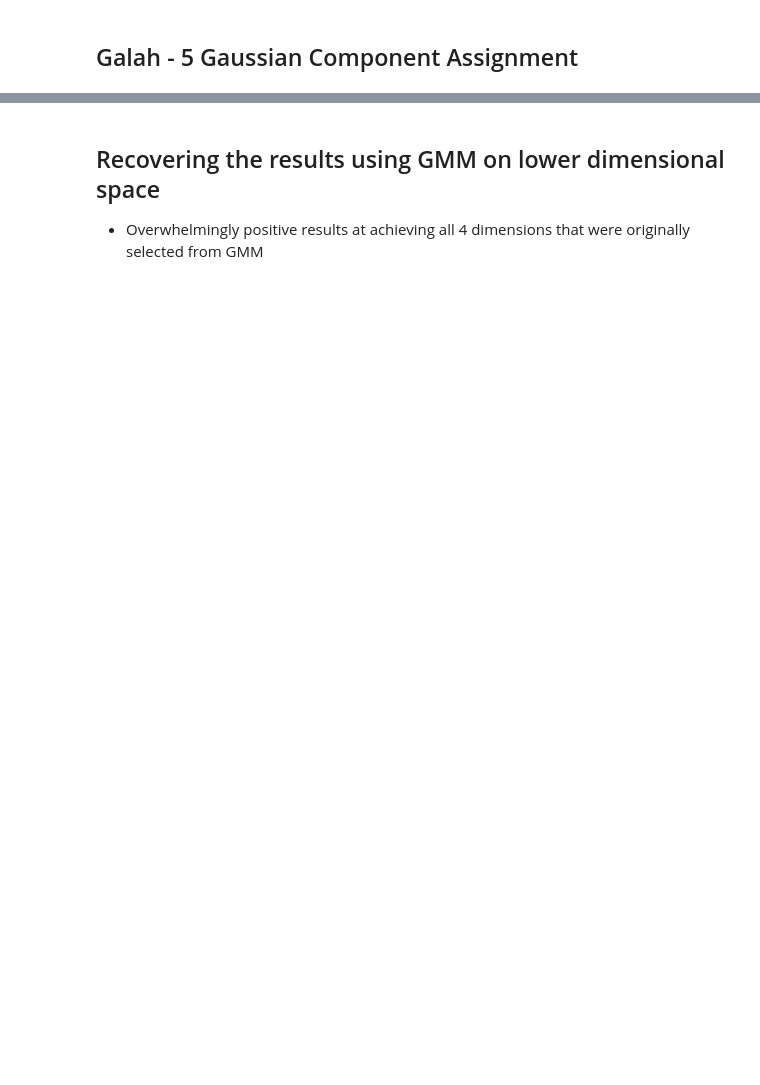
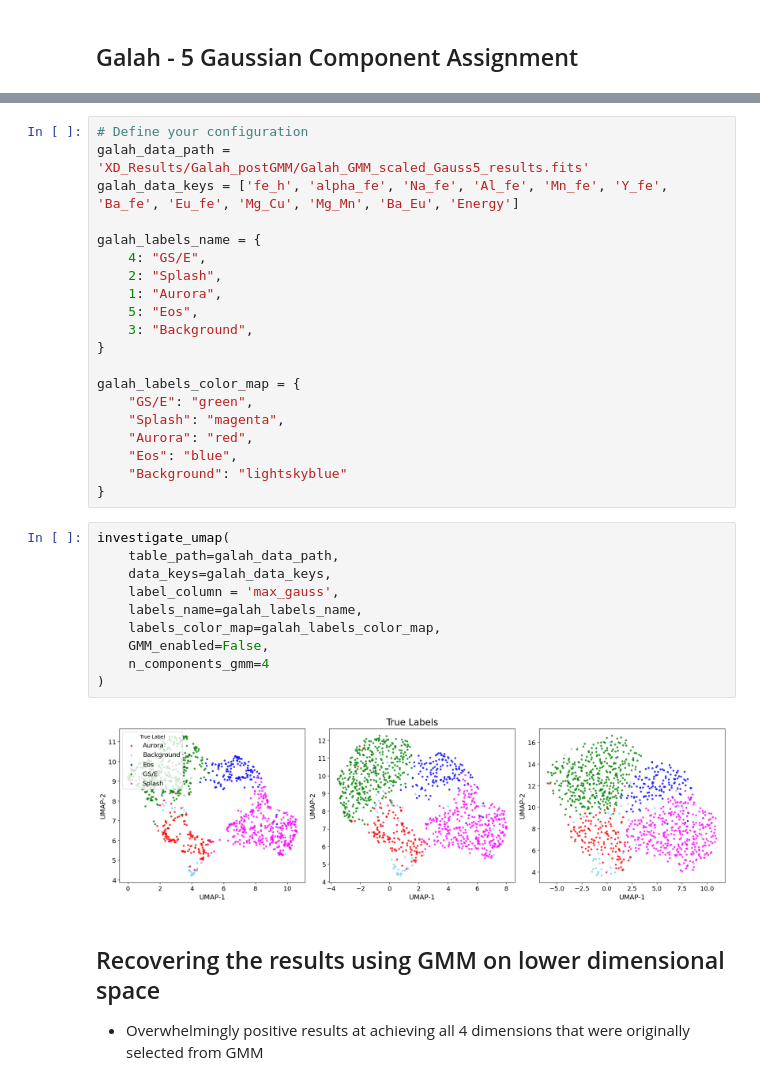
Before and after one commit to JacobTutt/Galactic_Evol_Clustering, a Jupyter notebook: 3_dimreduction_investigate.ipynb, the cells around one changed output, grey strips where cells are left out. Cells and saved outputs as stored; diff of their text form; blank space fills up the shorter version.

```diff
--- a/3_dimreduction_investigate.ipynb
+++ b/3_dimreduction_investigate.ipynb
@@ -337,3 +82,35 @@ plt.show()
+# %%
+# Define your configuration
+galah_data_path = 'XD_Results/Galah_postGMM/Galah_GMM_scaled_Gauss5_results.fits'
+galah_data_keys = ['fe_h', 'alpha_fe', 'Na_fe', 'Al_fe', 'Mn_fe', 'Y_fe', 'Ba_fe', 'Eu_fe', 'Mg_Cu', 'Mg_Mn', 'Ba_Eu', 'Energy']
+
+galah_labels_name = {
+    4: "GS/E",
+    2: "Splash",
+    1: "Aurora",
+    5: "Eos",
+    3: "Background",
+}
+
+galah_labels_color_map = {
+    "GS/E": "green",
+    "Splash": "magenta",
+    "Aurora": "red",
+    "Eos": "blue",
+    "Background": "lightskyblue"
+}
+# %%
+investigate_umap(
+    table_path=galah_data_path,
+    data_keys=galah_data_keys,
+    label_column = 'max_gauss',
+    labels_name=galah_labels_name,
+    labels_color_map=galah_labels_color_map,
+    GMM_enabled=False,
+    n_components_gmm=4
+)
+# %% [output]
+[figure, added]
 # %% [markdown]
 ## Recovering the results using GMM on lower dimensional space
 - Overwhelmingly positive results at achieving all 4 dimensions that were originally selected from GMM
```
Also changed, not shown: parts of 18 cells of this notebook, 7 other files.
